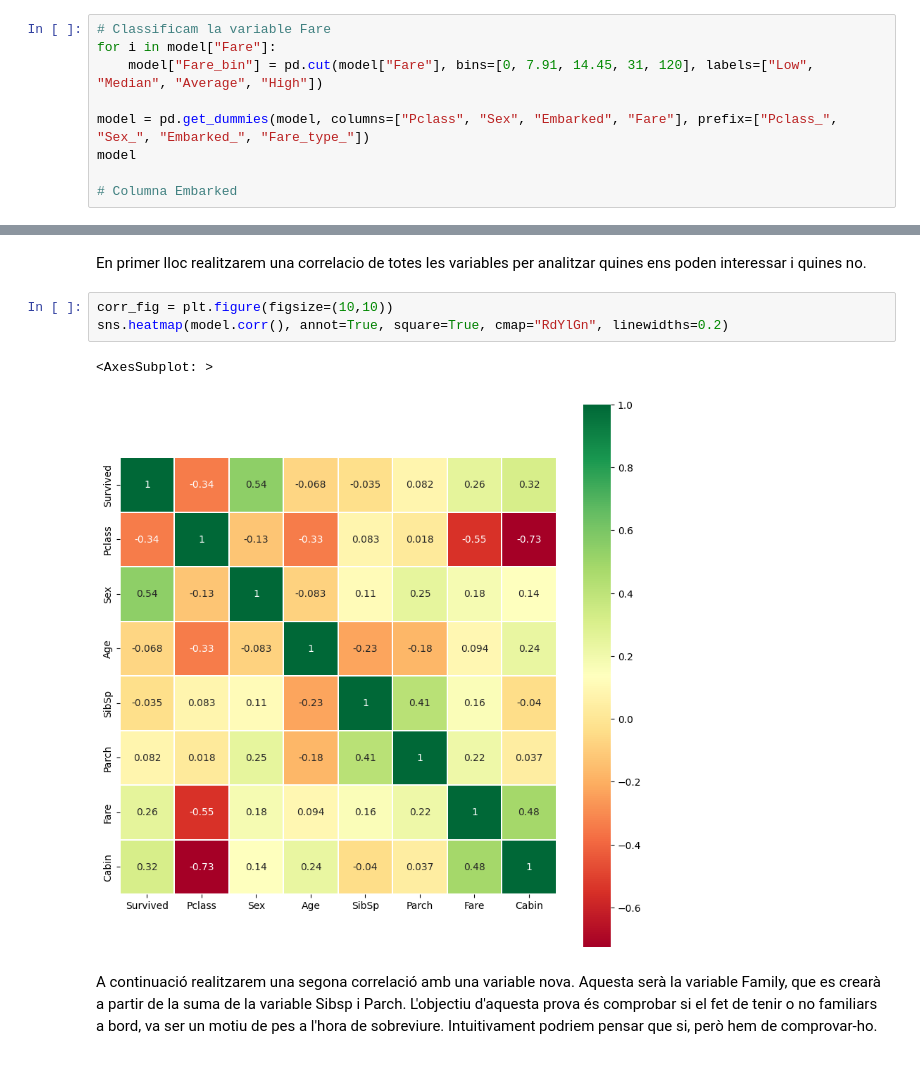
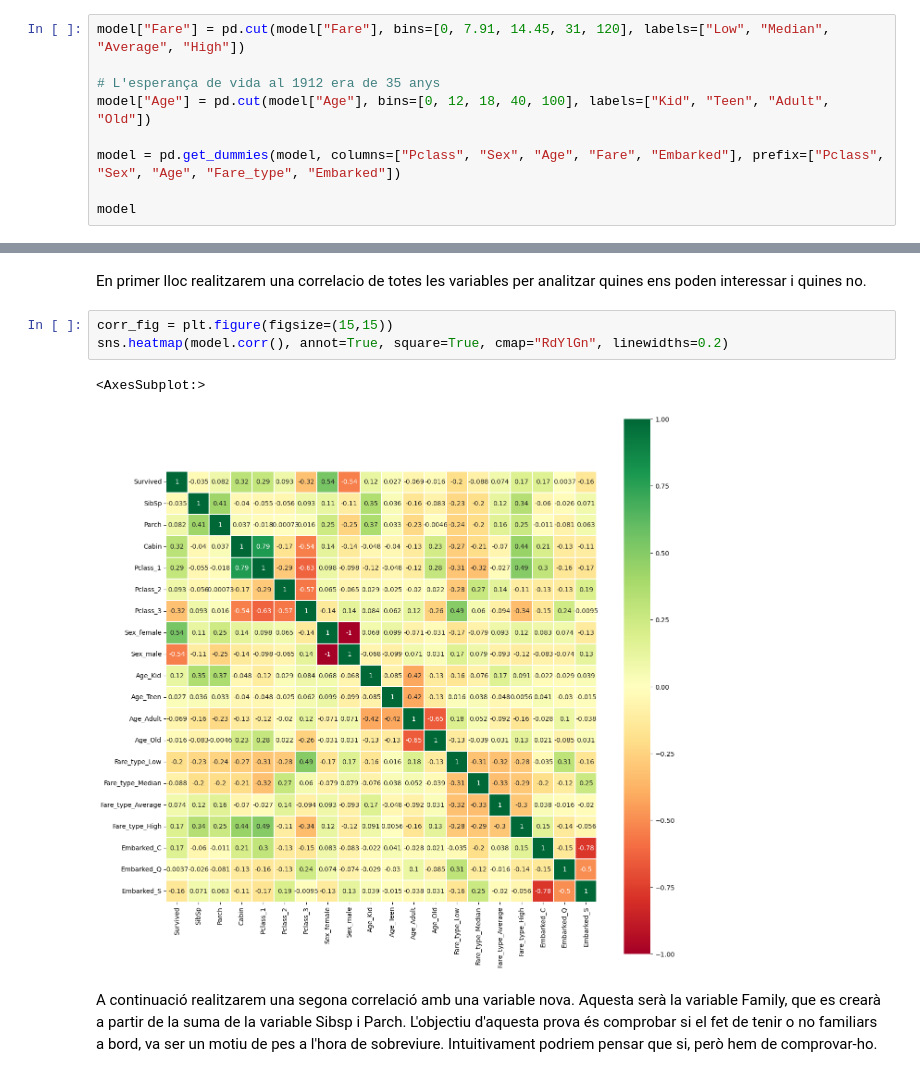
Before and after one commit to Luisbp27/practica2_ia, a Jupyter notebook: src/main.ipynb, the cells around one changed output, grey strips where cells are left out. Cells and saved outputs as stored; diff of their text form.

```diff
--- a/src/main.ipynb
+++ b/src/main.ipynb
@@ -139,10 +141,10 @@ Finalment, realtizarem una caracterització de les variables categòriques:
 # %%
-# Classificam la variable Fare
-for i in model["Fare"]:
-    model["Fare_bin"] = pd.cut(model["Fare"], bins=[0, 7.91, 14.45, 31, 120], labels=["Low", "Median", "Average", "High"])
+model["Fare"] = pd.cut(model["Fare"], bins=[0, 7.91, 14.45, 31, 120], labels=["Low", "Median", "Average", "High"])
 
-model = pd.get_dummies(model, columns=["Pclass", "Sex", "Embarked", "Fare"], prefix=["Pclass_", "Sex_", "Embarked_", "Fare_type_"])
+# L'esperança de vida al 1912 era de 35 anys
+model["Age"] = pd.cut(model["Age"], bins=[0, 12, 18, 40, 100], labels=["Kid", "Teen", "Adult", "Old"])
+
+model = pd.get_dummies(model, columns=["Pclass", "Sex", "Age", "Fare", "Embarked"], prefix=["Pclass", "Sex", "Age", "Fare_type", "Embarked"])
+
 model
-
-# Columna Embarked
 # %% [output]
@@ -152,11 +166,11 @@ TypeError: '<' not supported between instances of 'float' and 'str'
 # %% [markdown]
 En primer lloc realitzarem una correlacio de totes les variables per analitzar quines ens poden interessar i quines no.
 # %%
-corr_fig = plt.figure(figsize=(10,10))
+corr_fig = plt.figure(figsize=(15,15))
 sns.heatmap(model.corr(), annot=True, square=True, cmap="RdYlGn", linewidths=0.2)
 # %% [output]
-<AxesSubplot: >
+<AxesSubplot:>
-[figure, old version]
+[figure, new version]
 # %% [markdown]
 A continuació realitzarem una segona correlació amb una variable nova. Aquesta serà la variable Family, que es crearà a partir de la suma de la variable Sibsp i Parch. L'objectiu d'aquesta prova és comprobar si el fet de tenir o no familiars a bord, va ser un motiu de pes a l'hora de sobreviure. Intuitivament podriem pensar que si, però hem de comprovar-ho.
 # %%
```
Also changed, not shown: parts of 76 cells of this notebook.
